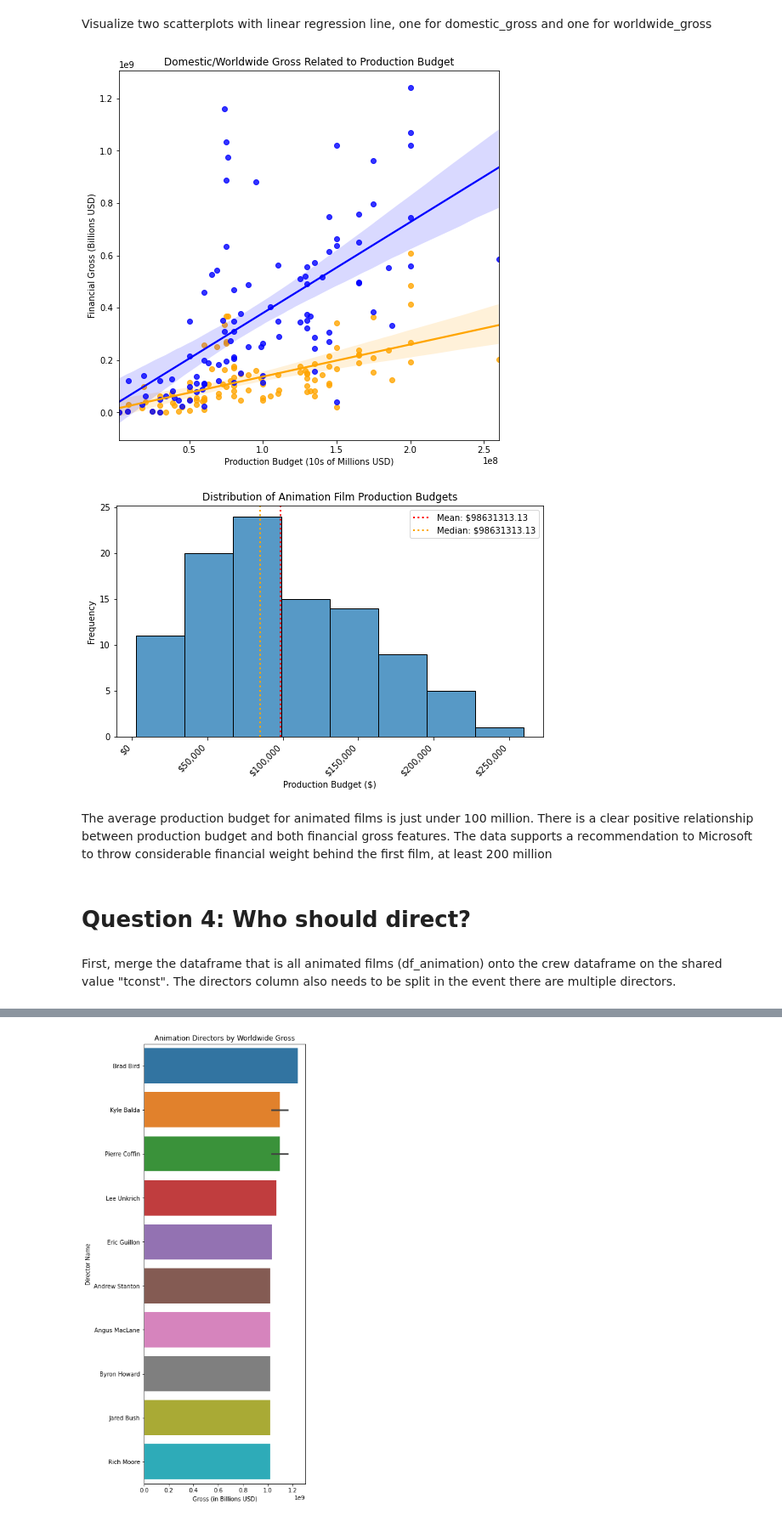
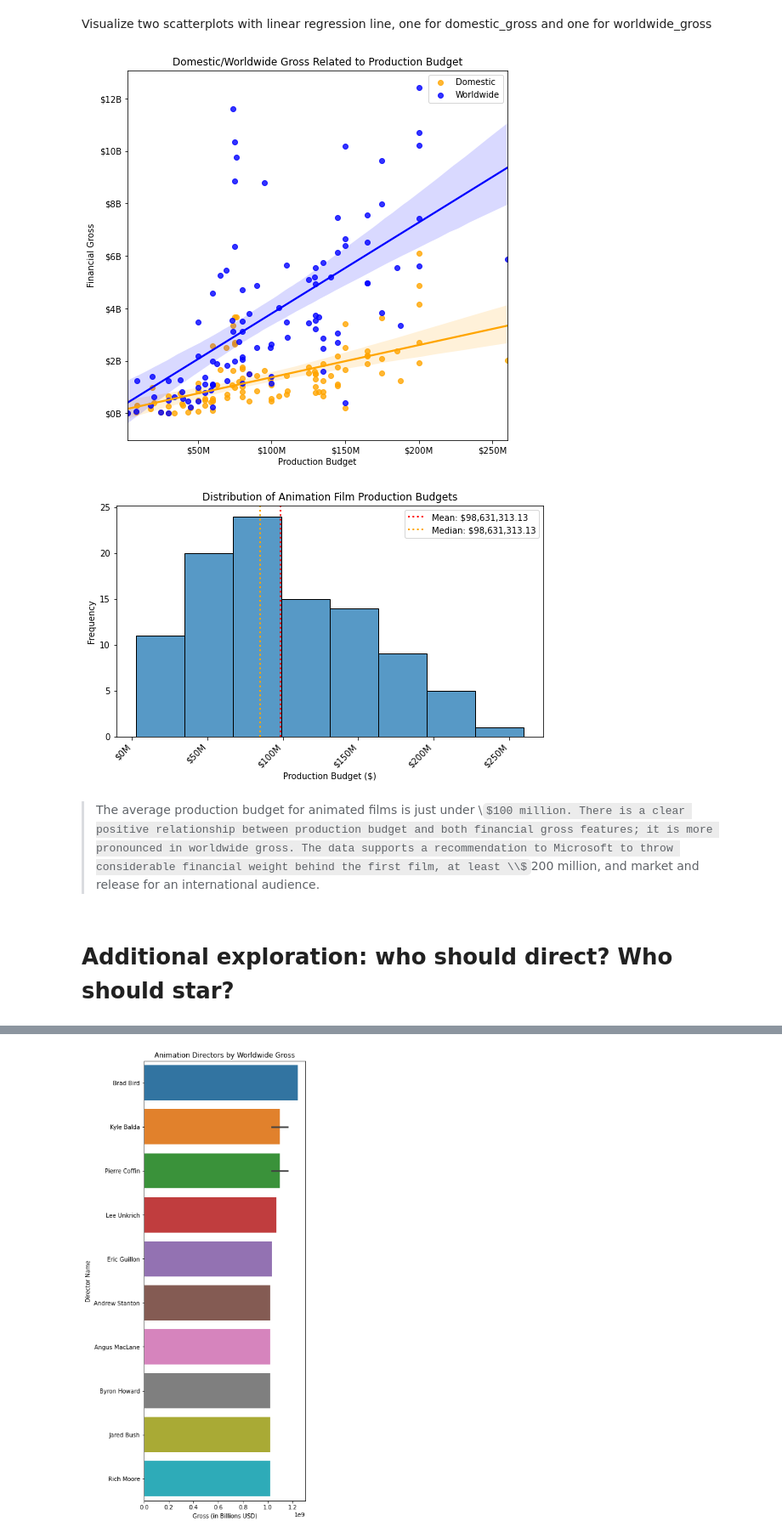
Before and after one commit to brtracy/dsc-phase-1-project-v2-3, a Jupyter notebook: student.ipynb, the cells around one changed output, grey strips where cells are left out. Shown: that part at 85% size. Saved outputs shown, nothing was run; the diff lists cells and outputs as text; code cells hidden in the pictures; some formulas as TeX source.

```diff
--- a/student.ipynb
+++ b/student.ipynb
@@ -377 +380,15 @@ The dataframe "df" will now be the default dataframe that we expand on for the q
+# %%
+import matplotlib as mpl
+from matplotlib.ticker import FuncFormatter
+
+# functions to change formatting to be easier to read
+
+def millions(x,pos):
+    return f"${x*1e-6:,.0f}M"
+
+def billions(x,pos):
+    return f"${x*1e-8:,.0f}B"
+
+mill_fmt = FuncFormatter(millions)
+bill_fmt = FuncFormatter(billions)
 # %% [markdown]
@@ -529,29 +581,27 @@ Visualize two scatterplots with linear regression line, one for domestic_gross a
 # %%
 #set up figure. share y so we can illustrate scale of gross
 fig, ax = plt.subplots(figsize=(8,8), sharey=True)
 
 
 ax1 = sns.regplot(data=df_animation, x='production_budget',
-                 y='domestic_gross', color='orange')
+                 y='domestic_gross', color='orange', label='Domestic')
 
 ax2 = sns.regplot(data=df_animation, x='production_budget',
-                 y='worldwide_gross', color='blue')
+                 y='worldwide_gross', color='blue', label='Worldwide')
 
-# ax.legend();
+ax.legend()
 
 ax.set(title='Domestic/Worldwide Gross Related to Production Budget',
-      xlabel='Production Budget (10s of Millions USD)',
-      ylabel = 'Financial Gross (Billions USD)');
+      xlabel='Production Budget',
+      ylabel = 'Financial Gross')
+
+ax.yaxis.set_major_formatter(bill_fmt)
+ax.xaxis.set_major_formatter(mill_fmt);
+
+fig.savefig('images/budget_gross.png', facecolor='white')
 # %% [output]
-[figure, old version]
+[figure, new version]
 # %%
-import matplotlib as mpl
-from matplotlib.ticker import FuncFormatter
-
-# function to change formatting to be easier to read
-def hundred_thousands(x,pos):
-    return f"${x*1e-3:,.0f}"
-
 # set up figure
 fig, ax = plt.subplots(figsize=(9,5))
 
@@ -563,11 +613,11 @@ ax.set(title='Distribution of Animation Film Production Budgets',
 
 # include a line for the mean
 mean = df_animation['production_budget'].mean()
-ax.axvline(mean, label=f'Mean: ${mean:.2f}', color='red', ls=':', lw='2')
+ax.axvline(mean, label=f'Mean: ${mean:,.2f}', color='red', ls=':', lw='2')
 
 # include a line for the median
 median = df_animation["production_budget"].median()
-ax.axvline(median, label=f'Median: ${mean:.2f}', color='orange', ls=':',
+ax.axvline(median, label=f'Median: ${mean:,.2f}', color='orange', ls=':',
            lw='2')
 
 # include a legend for the mean/median
@@ -575,16 +625,13 @@ ax.legend()
 
 # rotate x tick-labels slightly to better read
 ax.set_xticklabels(ax.get_xticklabels(),rotation=45, ha='right')
-budget_fmt = FuncFormatter(hundred_thousands)
-ax.xaxis.set_major_formatter(budget_fmt);
 
-## Got the major_formatted info but it only does hundred thousands, could not
-## get it to format to millions. M
+ax.xaxis.set_major_formatter(mill_fmt);
+
+fig.savefig('images/animation_budgets.png', facecolor='white')
 # %% [output]
-[figure, old version]
+[figure, new version]
 # %% [markdown]
-The average production budget for animated films is just under 100 million. There is a clear positive relationship between production budget and both financial gross features. The data supports a recommendation to Microsoft to throw considerable financial weight behind the first film, at least 200 million
+> The average production budget for animated films is just under \\$100 million. There is a clear positive relationship between production budget and both financial gross features; it is more pronounced in worldwide gross. The data supports a recommendation to Microsoft to throw considerable financial weight behind the first film, at least \\$200 million, and market and release for an international audience.
 # %% [markdown]
-# Question 4: Who should direct?
+# Additional exploration: who should direct? Who should star?
-# %% [markdown]
-First, merge the dataframe that is all animated films (df_animation) onto the crew dataframe on the shared value "tconst". The directors column also needs to be split in the event there are multiple directors.
```
Also changed, not shown: parts of 48 cells of this notebook, 5 other files.
